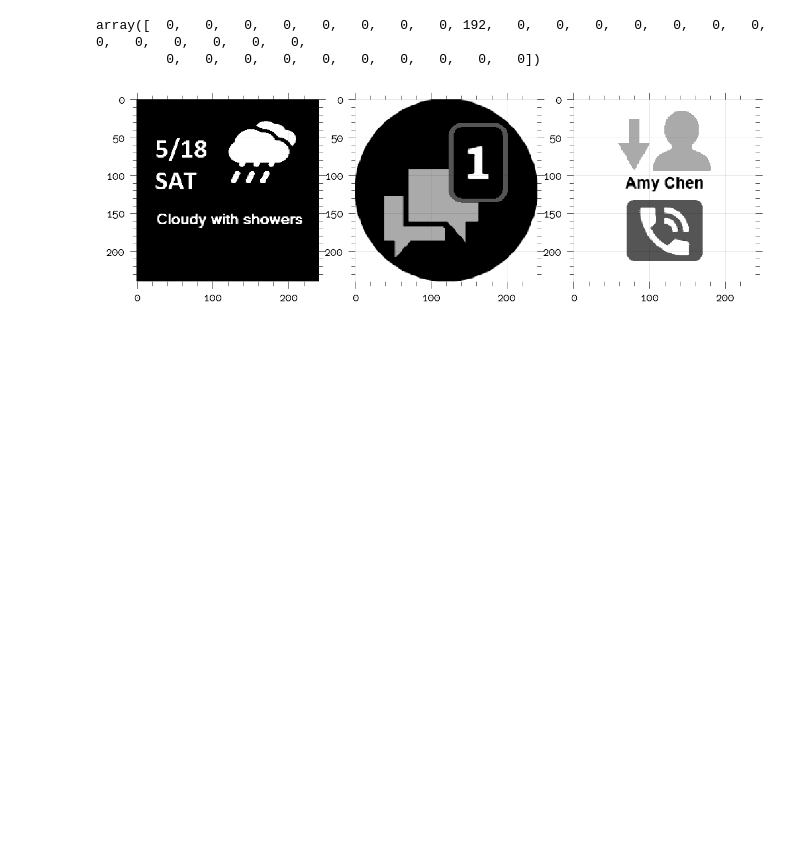
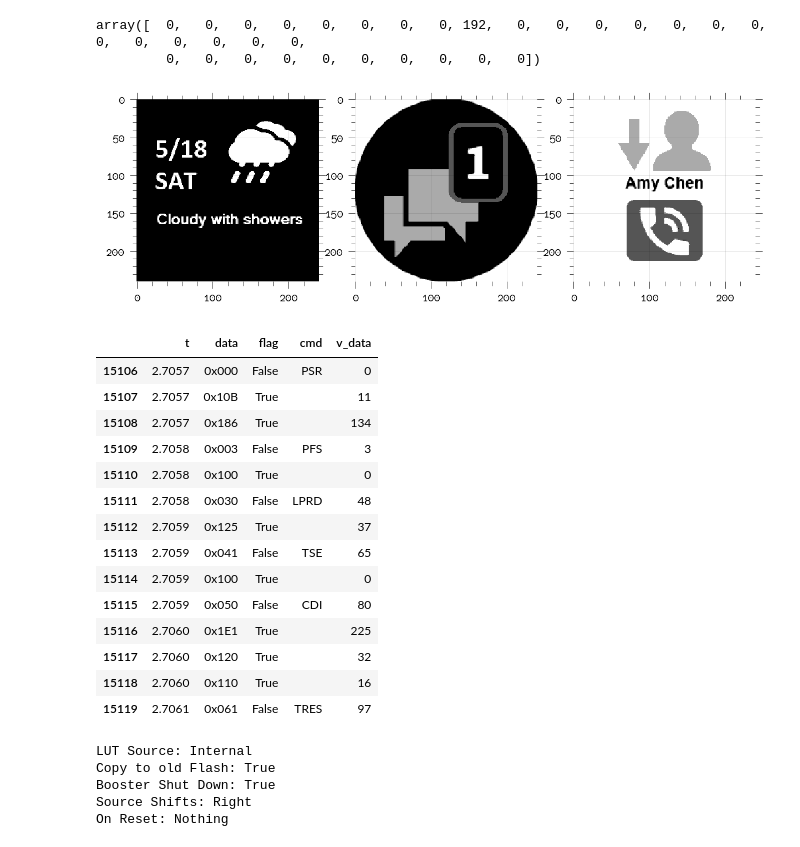
Before and after one commit to prashnts/betty-epd, a Jupyter notebook: notebooks/15-17--logic-analysis-spi.ipynb, the cells around one changed output. Saved outputs shown, nothing was run; the diff lists cells and outputs as text; code cells hidden in the pictures; blank space fills up the shorter version.

```diff
--- a/notebooks/15-17--logic-analysis-spi.ipynb
+++ b/notebooks/15-17--logic-analysis-spi.ipynb
@@ -190,3 +188,45 @@ for i, sq in enumerate([sq_pon, sq_ref, sq_lcp]):
   plt.imshow(img_seq, cmap=plt.cm.gray, aspect=1)
 # %% [output]
 [figure]
+# %%
+# Decode PSR sequence:
+
+display(sq_pon.df[15106:15120])
+
+REG_EN = lambda x: 'Internal' if bool(x & 0b1000_0000) else 'MCU'
+IMCP = lambda x: bool(x & 0b100)
+SHL = lambda x: 'Left' if bool(x & 0b100) else 'Right'
+SHD_N = lambda x: bool(x & 0b10)
+RST_N = lambda x: 'Nothing' if bool(x & 0b1) else 'Assert Reset'
+
+
+# Analysing PSR sequence:
+sq1 = sq_pon.df.v_data[15107]
+sq2 = sq_pon.df.v_data[15108]
+
+print('LUT Source:', REG_EN(sq2))
+print('Copy to old Flash:', IMCP(sq2))
+print('Booster Shut Down:', SHD_N(sq1))
+print('Source Shifts:', SHL(sq1))
+print('On Reset:', RST_N(sq1))
+# %% [output]
+|  | t | data | flag | cmd | v_data |
+| 15106 | 2.7057 | 0x000 | False | PSR | 0 |
+| 15107 | 2.7057 | 0x10B | True |  | 11 |
+| 15108 | 2.7057 | 0x186 | True |  | 134 |
+| 15109 | 2.7058 | 0x003 | False | PFS | 3 |
+| 15110 | 2.7058 | 0x100 | True |  | 0 |
+| 15111 | 2.7058 | 0x030 | False | LPRD | 48 |
+| 15112 | 2.7059 | 0x125 | True |  | 37 |
+| 15113 | 2.7059 | 0x041 | False | TSE | 65 |
+| 15114 | 2.7059 | 0x100 | True |  | 0 |
+| 15115 | 2.7059 | 0x050 | False | CDI | 80 |
+| 15116 | 2.7060 | 0x1E1 | True |  | 225 |
+| 15117 | 2.7060 | 0x120 | True |  | 32 |
+| 15118 | 2.7060 | 0x110 | True |  | 16 |
+| 15119 | 2.7061 | 0x061 | False | TRES | 97 |
+LUT Source: Internal
+Copy to old Flash: True
+Booster Shut Down: True
+Source Shifts: Right
+On Reset: Nothing
```
Also changed, not shown: parts of 1 cell of this notebook, 2 other files.
